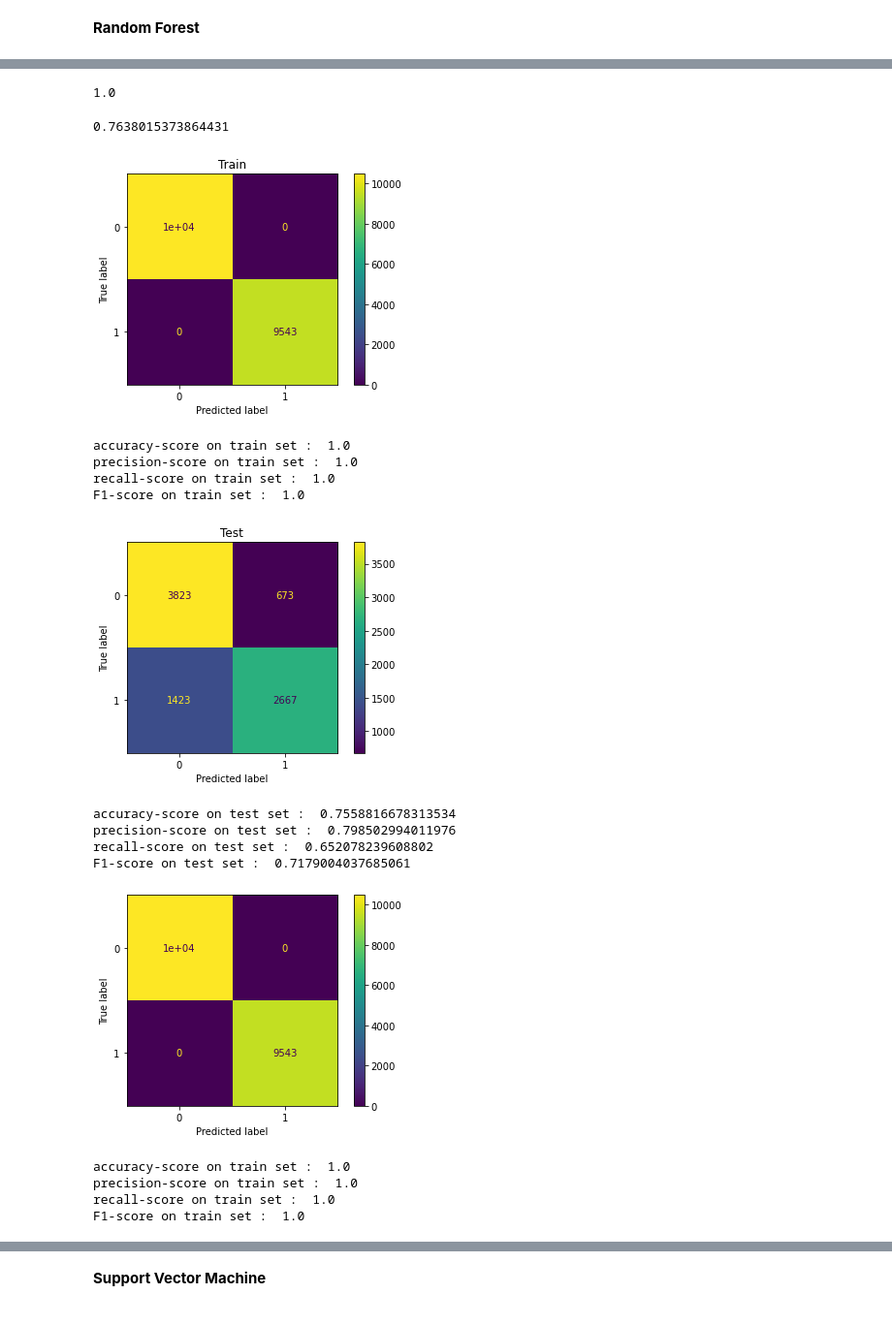
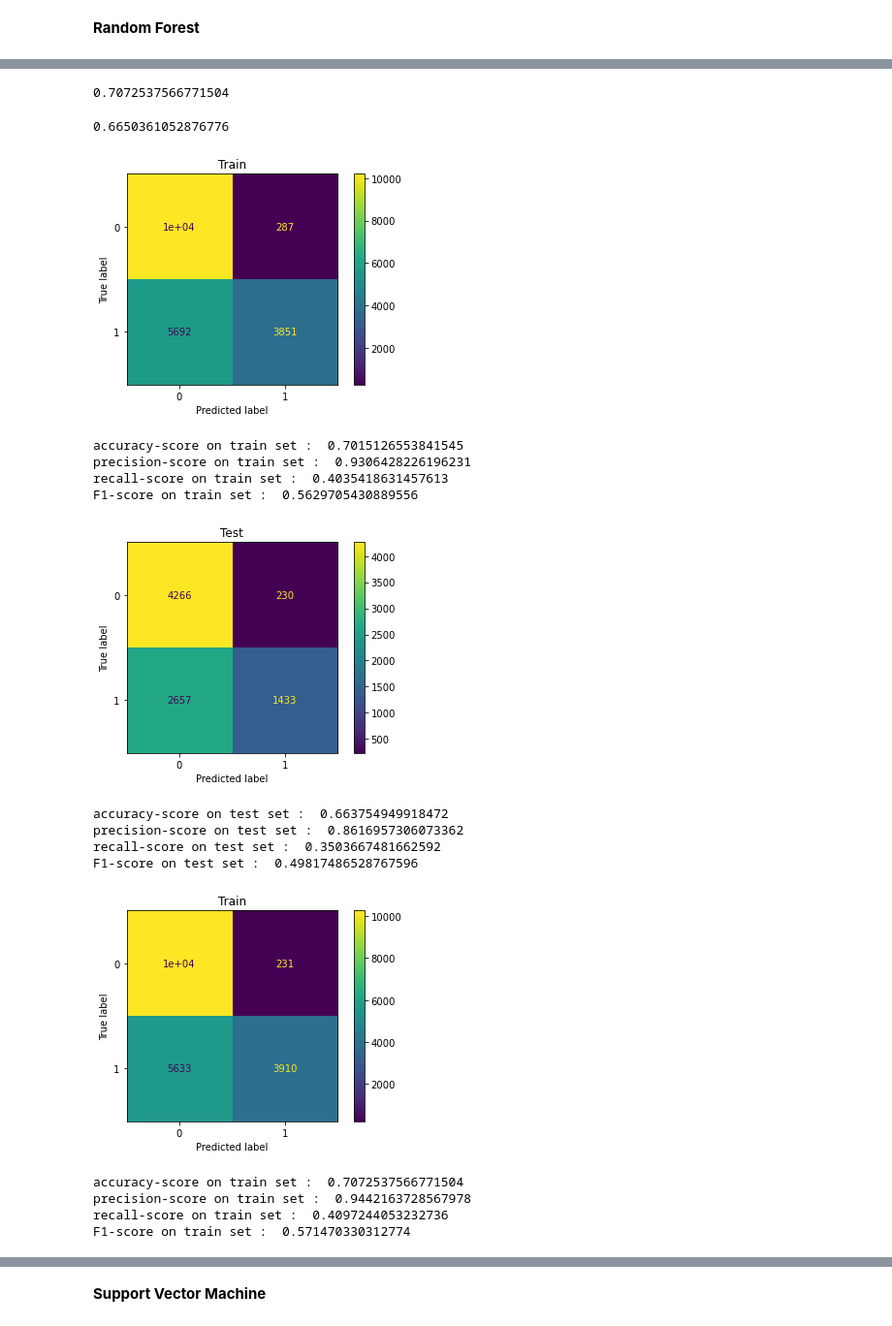
Before and after one commit to iandrorak/Jedha-Essentials, a Jupyter notebook: Sarcasm.ipynb, the cells around one changed output, grey strips where cells are left out. Shown at 97% size. Saved outputs shown, nothing was run; the diff lists cells and outputs as text; code cells hidden in the pictures.

Commit message:
Adding parameters to Random Forest Model

```diff
--- a/Sarcasm.ipynb
+++ b/Sarcasm.ipynb
@@ -266,6 +268,6 @@ F1-score on test set :  0.7696414950419527
 # %%
 # Randomforest avec CountVectorizer
 
-cv_rf = RandomForestClassifier()
+cv_rf = RandomForestClassifier(n_estimators=75, max_depth=20)
 cv_rf.fit(x_train_vec,y_train)
 # %% [output]
@@ -283,6 +285,6 @@ cv_rf.score(x_test_vec,y_test)
 # %%
 # Randomforest avec TfidfVectorizer
 
-tv_rf = RandomForestClassifier()
+tv_rf = RandomForestClassifier(n_estimators=75, max_depth=20)
 tv_rf.fit(x_train_tfidf,y_train)
 # %% [output]
@@ -291,12 +293,12 @@ RandomForestClassifier()
 # score train
 tv_rf.score(x_train_tfidf,y_train)
 # %% [output]
-1.0
+0.7072537566771504
 # %%
 # score test
 tv_rf.score(x_test_tfidf,y_test)
 # %% [output]
-0.7638015373864431
+0.6650361052876776
 # %%
 #Matrice et score pour train avec CountVectorizer
 cm_vec = plot_confusion_matrix(cv_rf, x_train_vec,y_train)
@@ -307,11 +309,11 @@ print("precision-score on train set : ", precision_score(y_train,cv_rf.predict(x
 print("recall-score on train set : ", recall_score(y_train,cv_rf.predict(x_train_vec)))
 print("F1-score on train set : ", f1_score(y_train,cv_rf.predict(x_train_vec)))
 # %% [output]
-[figure, old version]
+[figure, new version]
-accuracy-score on train set :  1.0
-precision-score on train set :  1.0
-recall-score on train set :  1.0
-F1-score on train set :  1.0
+accuracy-score on train set :  0.7015126553841545
+precision-score on train set :  0.9306428226196231
+recall-score on train set :  0.4035418631457613
+F1-score on train set :  0.5629705430889556
 # %%
 #Matrice et score pour test avec CountVectorizer
 cm_vec = plot_confusion_matrix(cv_rf, x_test_vec,y_test)
@@ -322,26 +324,26 @@ print("precision-score on test set : ", precision_score(y_test,cv_rf.predict(x_t
 print("recall-score on test set : ", recall_score(y_test,cv_rf.predict(x_test_vec)))
 print("F1-score on test set : ", f1_score(y_test,cv_rf.predict(x_test_vec)))
 # %% [output]
-[figure, old version]
+[figure, new version]
-accuracy-score on test set :  0.7558816678313534
-precision-score on test set :  0.798502994011976
-recall-score on test set :  0.652078239608802
-F1-score on test set :  0.7179004037685061
+accuracy-score on test set :  0.663754949918472
+precision-score on test set :  0.8616957306073362
+recall-score on test set :  0.3503667481662592
+F1-score on test set :  0.49817486528767596
 # %%
 #Matrice et score pour train avec TfidfVectorizer
 cm_tfidf = plot_confusion_matrix(tv_rf, x_train_tfidf,y_train)
-cm_vec.ax_.set_title("Train")
+cm_tfidf.ax_.set_title("Train")
 plt.show()
 print("accuracy-score on train set : ", tv_rf.score(x_train_tfidf, y_train))
 print("precision-score on train set : ", precision_score(y_train,tv_rf.predict(x_train_tfidf)))
 print("recall-score on train set : ", recall_score(y_train,tv_rf.predict(x_train_tfidf)))
 print("F1-score on train set : ", f1_score(y_train,tv_rf.predict(x_train_tfidf)))
 # %% [output]
-[figure, old version]
+[figure, new version]
-accuracy-score on train set :  1.0
-precision-score on train set :  1.0
-recall-score on train set :  1.0
-F1-score on train set :  1.0
+accuracy-score on train set :  0.7072537566771504
+precision-score on train set :  0.9442163728567978
+recall-score on train set :  0.4097244053232736
+F1-score on train set :  0.571470330312774
 # %%
 #Matrice et score pour test avec TfidfVectorizer
 cm_tfidf = plot_confusion_matrix(tv_rf, x_test_tfidf,y_test)
```
Also changed, not shown: parts of 48 cells of this notebook.
